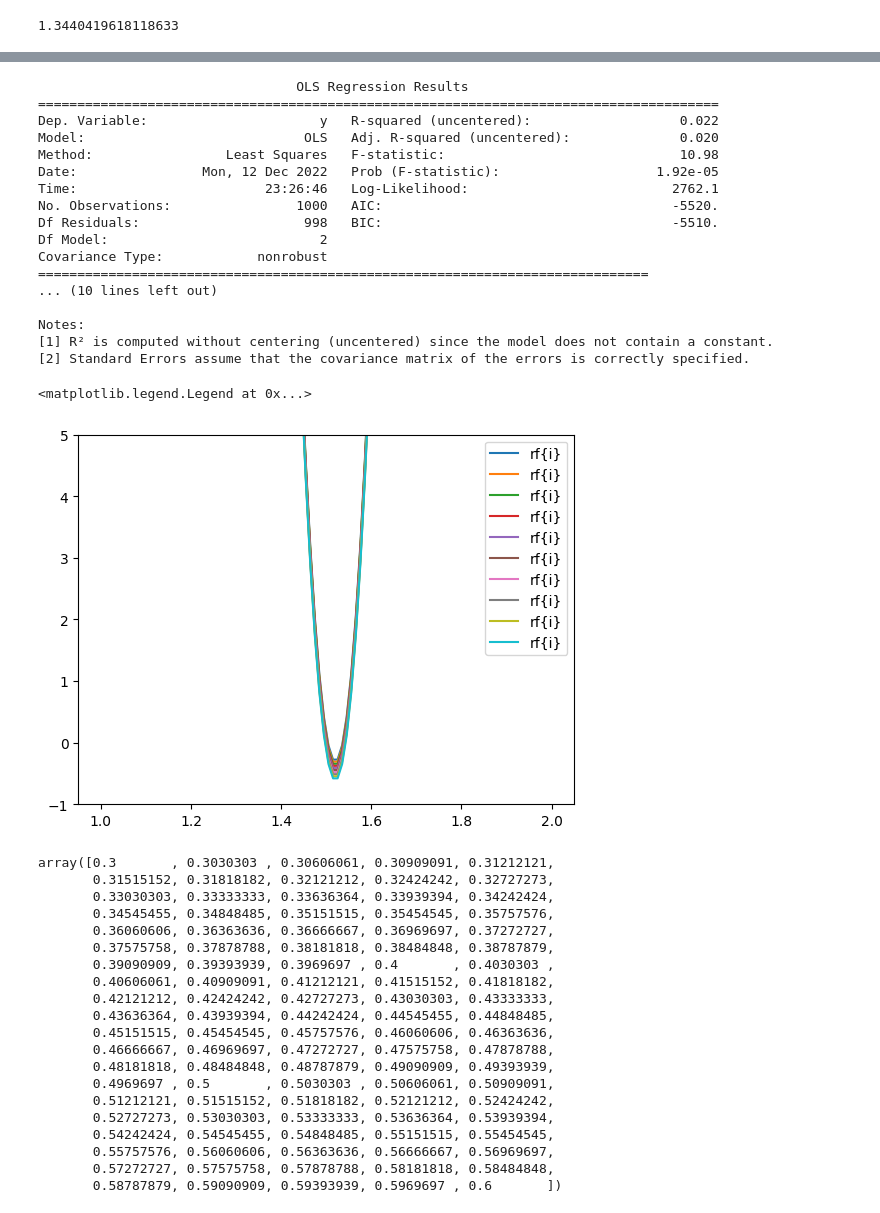
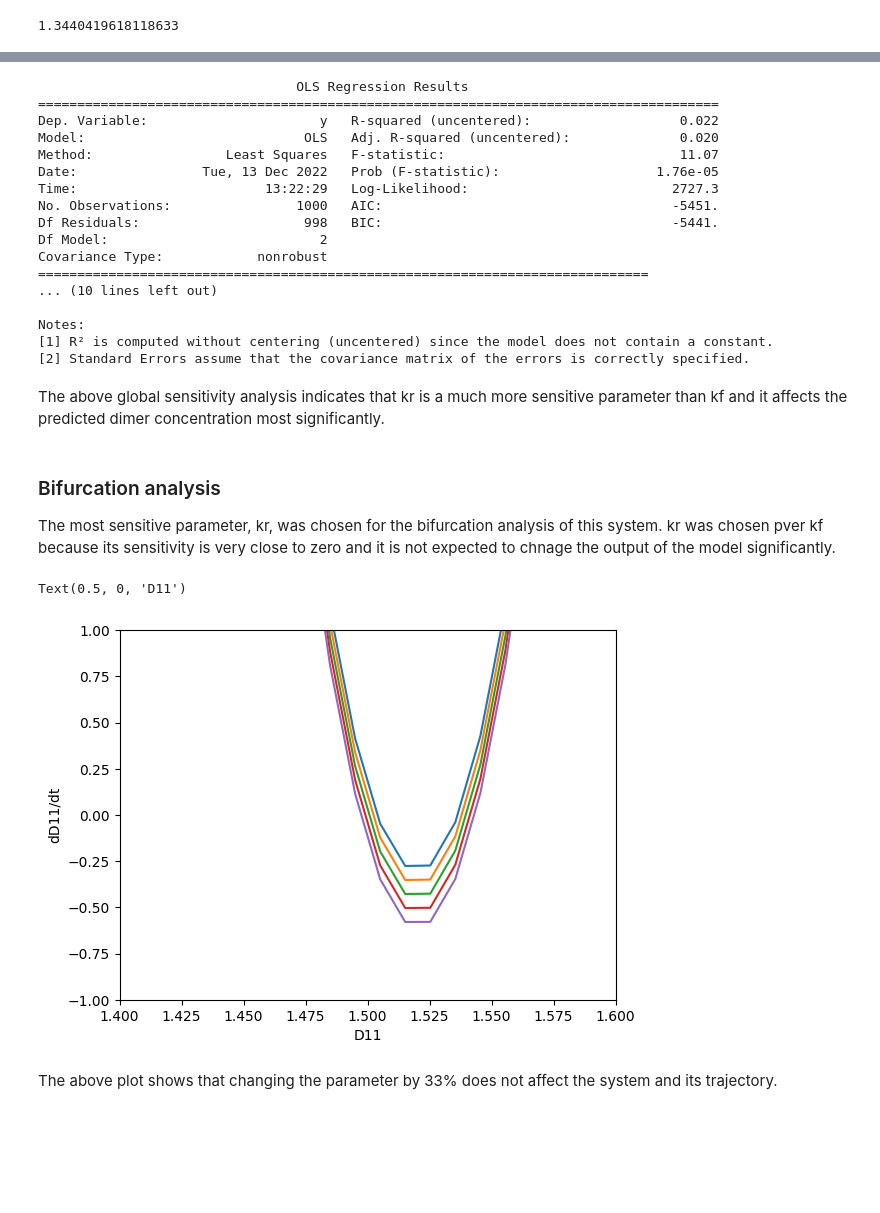
Before and after one commit to sht150/ChE-Math-Project-2, a Jupyter notebook: Project 2.ipynb, the cells around one changed output, grey strips where cells are left out. Drawn from its saved outputs; the diff is of its cells as text; code cells hidden in the pictures; blank space fills up the shorter version.

```diff
--- a/Project 2.ipynb
+++ b/Project 2.ipynb
@@ -149,15 +244,15 @@ plt.legend()
 # %%
 # generate several output for random selections of parameters
 N = 1000
-kf = np.random.uniform(284*0.8,284*1.2,N);
-kr = np.random.uniform(0.3*0.8,0.3*1.2,N);
+kf = np.random.uniform(279*0.8,279*1.2,N);
+kr = np.random.uniform(0.31*0.8,0.31*1.2,N);
 
 D11 = np.zeros(N);
 
 for m in np.arange(0,N,1):
     output = odeint(odes, ic, time, args = (kf[m],kr[m]));
     plt.plot(time,output[:,0]);
-    plt.xlabel("time");
-    plt.ylabel("Dimer");
+    plt.xlabel("time (h)");
+    plt.ylabel("Dimer concentration");
     D11[m]=output[-1,1];
 # %% [output]
@@ -212,6 +311,6 @@ Our fitted equn is y =  0.007212527915203068 kf +  -0.018722404171852974 kr
 # %%
+#Confirming above linear regression results
 import statsmodels.api as sm
-X = np.c_[(284-kf)/284,(0.3-kr)/0.3]
 model = sm.OLS(a, X).fit()
 print(model.summary())
 # %% [output]
@@ -219,11 +318,11 @@ print(model.summary())
 =======================================================================================
 Dep. Variable:                      y   R-squared (uncentered):                   0.022
 Model:                            OLS   Adj. R-squared (uncentered):              0.020
-Method:                 Least Squares   F-statistic:                              10.98
-Date:                Mon, 12 Dec 2022   Prob (F-statistic):                    1.92e-05
-Time:                        23:26:46   Log-Likelihood:                          2762.1
-No. Observations:                1000   AIC:                                     -5520.
-Df Residuals:                     998   BIC:                                     -5510.
+Method:                 Least Squares   F-statistic:                              11.07
+Date:                Tue, 13 Dec 2022   Prob (F-statistic):                    1.76e-05
+Time:                        13:22:29   Log-Likelihood:                          2727.3
+No. Observations:                1000   AIC:                                     -5451.
+Df Residuals:                     998   BIC:                                     -5441.
 Df Model:                           2
 Covariance Type:            nonrobust
 ==============================================================================
@@ -232,55 +331,42 @@ Covariance Type:            nonrobust
 Notes:
 [1] R² is computed without centering (uncentered) since the model does not contain a constant.
 [2] Standard Errors assume that the covariance matrix of the errors is correctly specified.
+# %% [markdown]
+The above global sensitivity analysis indicates that kr is a much more sensitive parameter than kf and it affects the predicted dimer concentration most significantly.
+# %% [markdown]
+### Bifurcation analysis
+The most sensitive parameter, kr, was chosen for the bifurcation analysis of this system. kr was chosen pver kf because its sensitivity is very close to zero and it is not expected to chnage the output of the model significantly.
 # %%
 def odes_new(v,kf,kr):
 
     D11 = v[0]
     D22 = v[1]
     D12 = v[2]
 
     f_new = [kf*(2*d11_o + d12_o - 2*D11 - D12)**2 - kr*D11,
          kf*(2*d22_o + d12_o - 2*D22 - D12)**2 - kr*D22,
          2*kf*(2*d11_o + d12_o - 2*D11 - D12)*(2*d22_o + d12_o - 2*D22 - D12) - kr*D12]
     return f_new
 
-kr = np.linspace(0.2,0.4,10)
+kr = np.linspace(0.2,0.4,5)
 kf = 284
 
 D11_values = np.linspace(1,2,100)
 D12_values = np.ones(100)
 D22_values = np.ones(100)
 # D_values = np.array([D11_values, D12_values, D22_values])
 
 for n in kr:
-    plt.plot(D11_values, odes_new(np.array([D11_values, D12_values, D22_values]),kf,n)[0], label = "rf{i}")
+    plt.plot(D11_values, odes_new(np.array([D11_values, D12_values, D22_values]),kf,n)[0])
 
-plt.ylim(-1,5)
+plt.ylim(-1,1)
+plt.xlim(1.4,1.6)
+plt.ylabel("dD11/dt")
+plt.xlabel("D11")
 
-plt.legend()
+#plt.legend()
 # %% [output]
-<matplotlib.legend.Legend at 0x...>
+Text(0.5, 0, 'D11')
-[figure, old version]
+[figure, new version]
-# %%
-odes_new(np.array([D11_values, D12_values, D22_values]),kf,[0.2])[0] - odes_new(np.array([D11_values, D12_values, D22_values]),kf,0.5)[0]
-# %% [output]
-array([0.3       , 0.3030303 , 0.30606061, 0.30909091, 0.31212121,
-       0.31515152, 0.31818182, 0.32121212, 0.32424242, 0.32727273,
-       0.33030303, 0.33333333, 0.33636364, 0.33939394, 0.34242424,
-       0.34545455, 0.34848485, 0.35151515, 0.35454545, 0.35757576,
-       0.36060606, 0.36363636, 0.36666667, 0.36969697, 0.37272727,
-       0.37575758, 0.37878788, 0.38181818, 0.38484848, 0.38787879,
-       0.39090909, 0.39393939, 0.3969697 , 0.4       , 0.4030303 ,
-       0.40606061, 0.40909091, 0.41212121, 0.41515152, 0.41818182,
-       0.42121212, 0.42424242, 0.42727273, 0.43030303, 0.43333333,
-       0.43636364, 0.43939394, 0.44242424, 0.44545455, 0.44848485,
-       0.45151515, 0.45454545, 0.45757576, 0.46060606, 0.46363636,
-       0.46666667, 0.46969697, 0.47272727, 0.47575758, 0.47878788,
-       0.48181818, 0.48484848, 0.48787879, 0.49090909, 0.49393939,
-       0.4969697 , 0.5       , 0.5030303 , 0.50606061, 0.50909091,
-       0.51212121, 0.51515152, 0.51818182, 0.52121212, 0.52424242,
-       0.52727273, 0.53030303, 0.53333333, 0.53636364, 0.53939394,
-       0.54242424, 0.54545455, 0.54848485, 0.55151515, 0.55454545,
-       0.55757576, 0.56060606, 0.56363636, 0.56666667, 0.56969697,
-       0.57272727, 0.57575758, 0.57878788, 0.58181818, 0.58484848,
-       0.58787879, 0.59090909, 0.59393939, 0.5969697 , 0.6       ])
+# %% [markdown]
+The above plot shows that changing the parameter by 33% does not affect the system and its trajectory.
```
Also changed, not shown: parts of 20 cells of this notebook.
